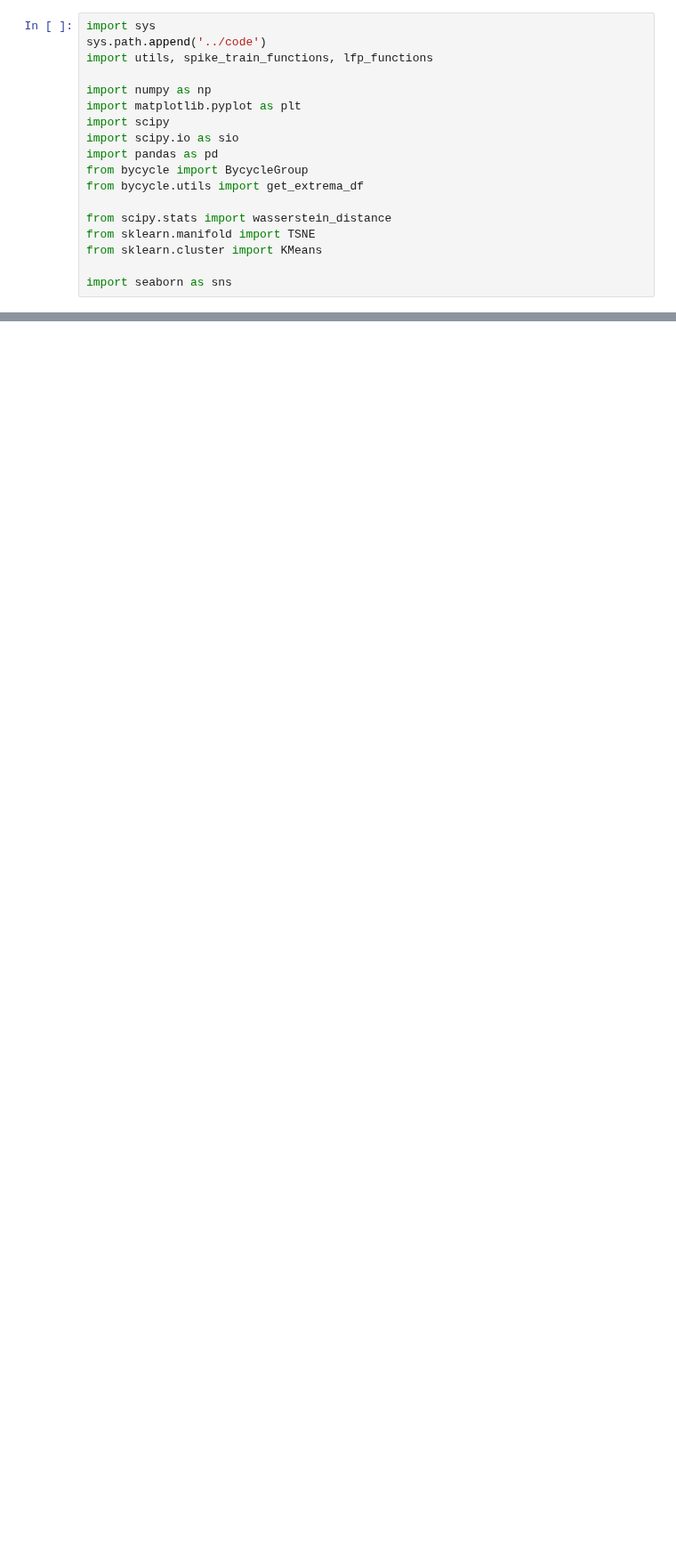
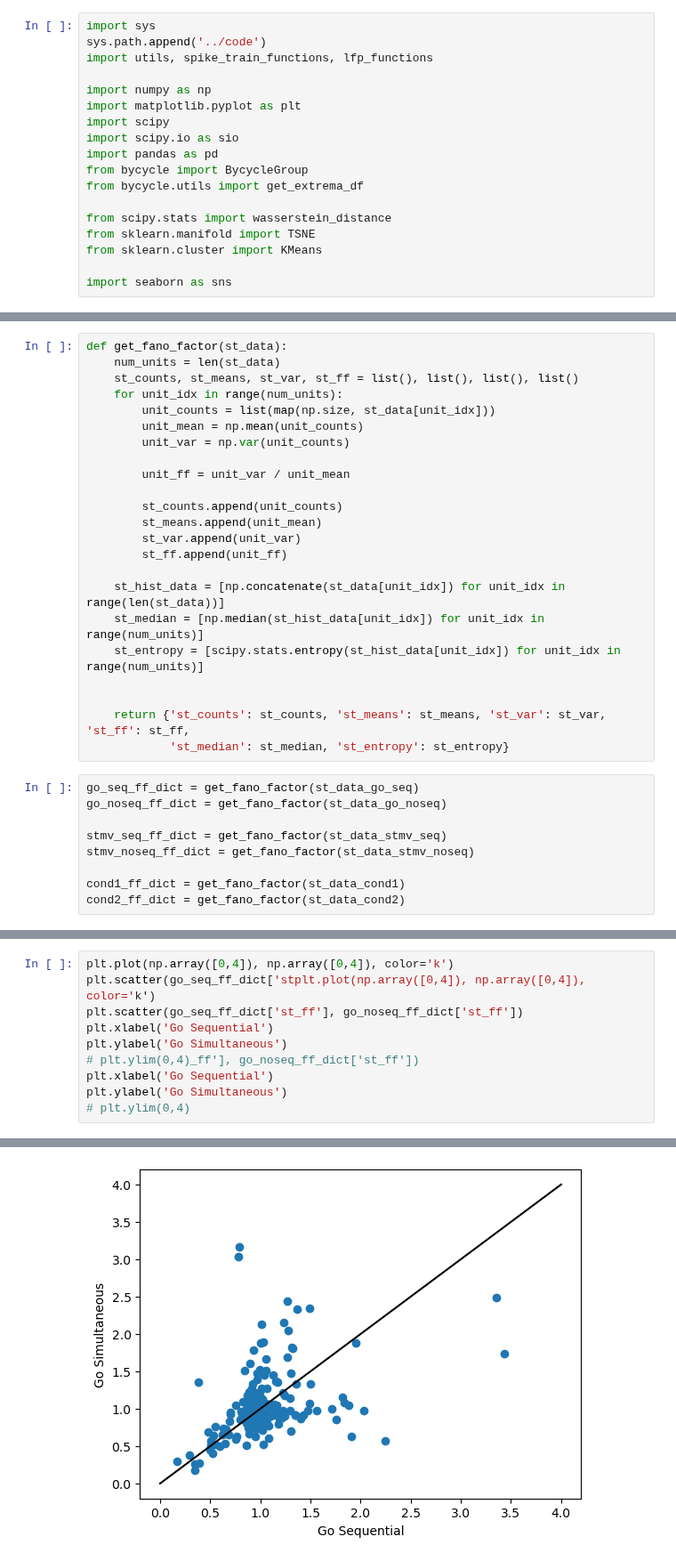
Before and after one commit to ntolley/spike_phase_maps, a Jupyter notebook: notebooks/process_beta_spikes.ipynb, the cells around one changed output, grey strips where cells are left out. Shown at 89% size. Saved outputs shown, nothing was run; the diff lists cells and outputs as text; blank space fills up the shorter version.

```diff
--- a/notebooks/process_beta_spikes.ipynb
+++ b/notebooks/process_beta_spikes.ipynb
@@ -345,0 +415,32 @@ plt.tight_layout()
+# %%
+def get_fano_factor(st_data):
+    num_units = len(st_data)
+    st_counts, st_means, st_var, st_ff = list(), list(), list(), list()
+    for unit_idx in range(num_units):
+        unit_counts = list(map(np.size, st_data[unit_idx]))
+        unit_mean = np.mean(unit_counts)
+        unit_var = np.var(unit_counts)
+
+        unit_ff = unit_var / unit_mean
+
+        st_counts.append(unit_counts)
+        st_means.append(unit_mean)
+        st_var.append(unit_var)
+        st_ff.append(unit_ff)
+
+    st_hist_data = [np.concatenate(st_data[unit_idx]) for unit_idx in range(len(st_data))]
+    st_median = [np.median(st_hist_data[unit_idx]) for unit_idx in range(num_units)]
+    st_entropy = [scipy.stats.entropy(st_hist_data[unit_idx]) for unit_idx in range(num_units)]
+
+
+    return {'st_counts': st_counts, 'st_means': st_means, 'st_var': st_var, 'st_ff': st_ff,
+            'st_median': st_median, 'st_entropy': st_entropy}
+# %%
+go_seq_ff_dict = get_fano_factor(st_data_go_seq)
+go_noseq_ff_dict = get_fano_factor(st_data_go_noseq)
+
+stmv_seq_ff_dict = get_fano_factor(st_data_stmv_seq)
+stmv_noseq_ff_dict = get_fano_factor(st_data_stmv_noseq)
+
+cond1_ff_dict = get_fano_factor(st_data_cond1)
+cond2_ff_dict = get_fano_factor(st_data_cond2)
@@ -345,0 +458,11 @@ plt.tight_layout()
+# %%
+plt.plot(np.array([0,4]), np.array([0,4]), color='k')
+plt.scatter(go_seq_ff_dict['stplt.plot(np.array([0,4]), np.array([0,4]), color='k')
+plt.scatter(go_seq_ff_dict['st_ff'], go_noseq_ff_dict['st_ff'])
+plt.xlabel('Go Sequential')
+plt.ylabel('Go Simultaneous')
+# plt.ylim(0,4)_ff'], go_noseq_ff_dict['st_ff'])
+plt.xlabel('Go Sequential')
+plt.ylabel('Go Simultaneous')
+# plt.ylim(0,4)
+# %% [output]
@@ -345,0 +470 @@ plt.tight_layout()
+[figure, added]
```
Also changed, not shown: parts of 22 cells of this notebook.
